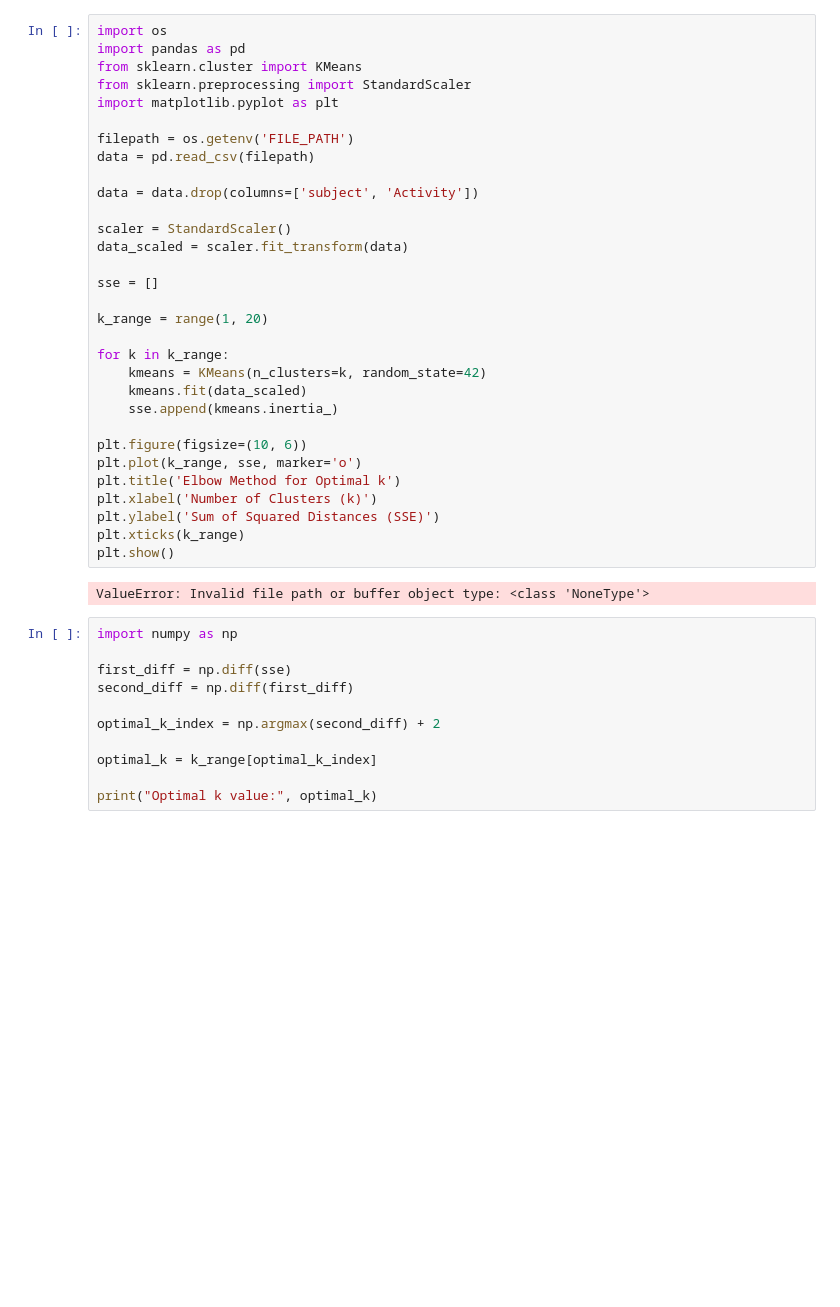
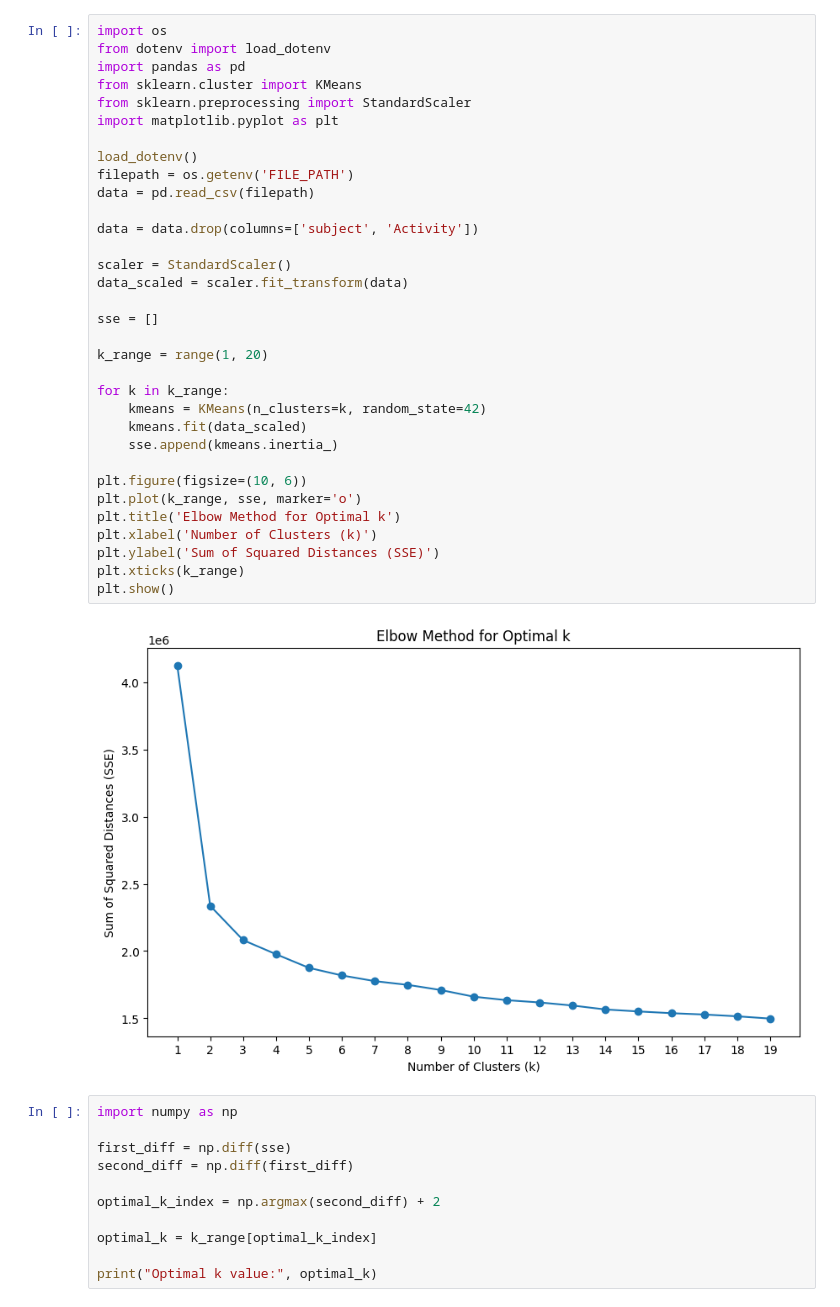
Before and after one commit to raguwull/MachineLearningLab, a Jupyter notebook: A6/elbow.ipynb, the cells around one changed output. Saved outputs shown, nothing was run; the diff lists cells and outputs as text; blank space fills up the shorter version.

Commit message:
Fix error

```diff
--- a/A6/elbow.ipynb
+++ b/A6/elbow.ipynb
@@ -1,36 +1,38 @@
 # %%
 import os
+from dotenv import load_dotenv
 import pandas as pd
 from sklearn.cluster import KMeans
 from sklearn.preprocessing import StandardScaler
 import matplotlib.pyplot as plt
 
+load_dotenv()
 filepath = os.getenv('FILE_PATH')
 data = pd.read_csv(filepath)
 
 data = data.drop(columns=['subject', 'Activity'])
 
 scaler = StandardScaler()
 data_scaled = scaler.fit_transform(data)
 
 sse = []
 
 k_range = range(1, 20)
 
 for k in k_range:
     kmeans = KMeans(n_clusters=k, random_state=42)
     kmeans.fit(data_scaled)
     sse.append(kmeans.inertia_)
 
 plt.figure(figsize=(10, 6))
 plt.plot(k_range, sse, marker='o')
 plt.title('Elbow Method for Optimal k')
 plt.xlabel('Number of Clusters (k)')
 plt.ylabel('Sum of Squared Distances (SSE)')
 plt.xticks(k_range)
 plt.show()
 # %% [output]
-ValueError: Invalid file path or buffer object type: <class 'NoneType'>
+[figure, added]
 # %%
 import numpy as np
 
```
Also changed, not shown: 1 other file.
